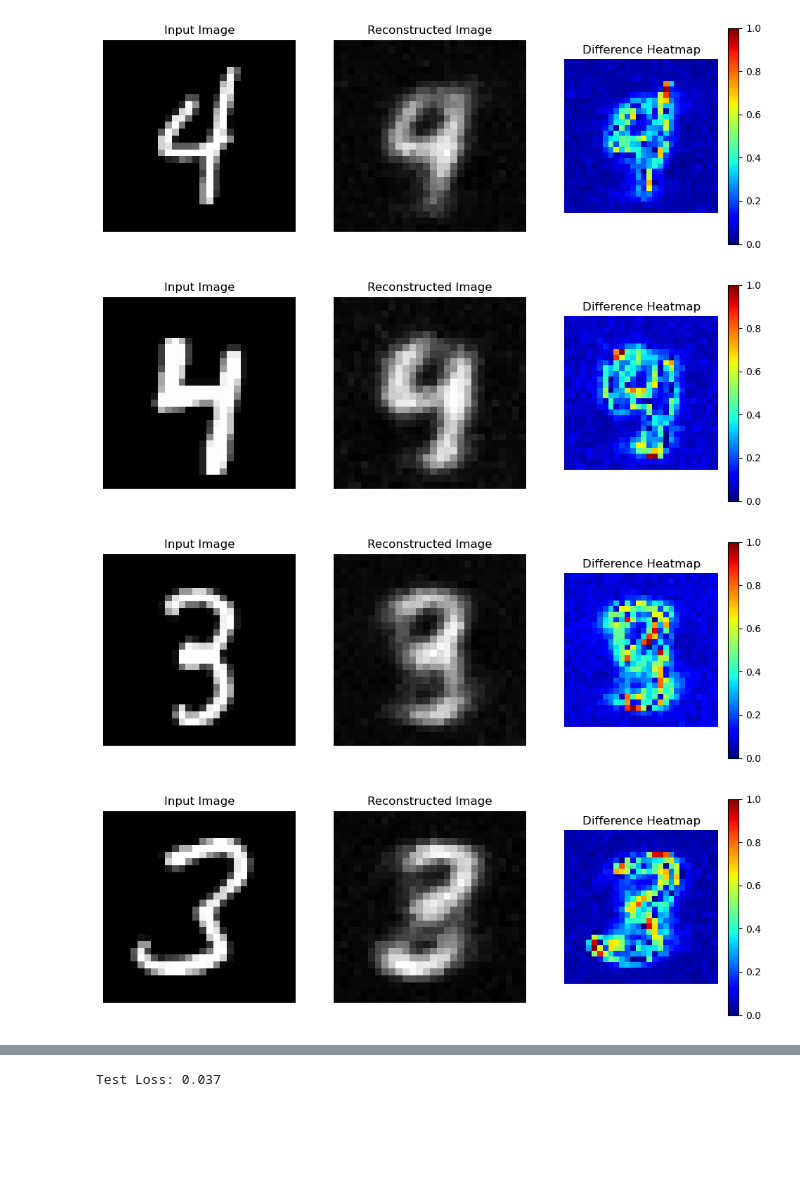
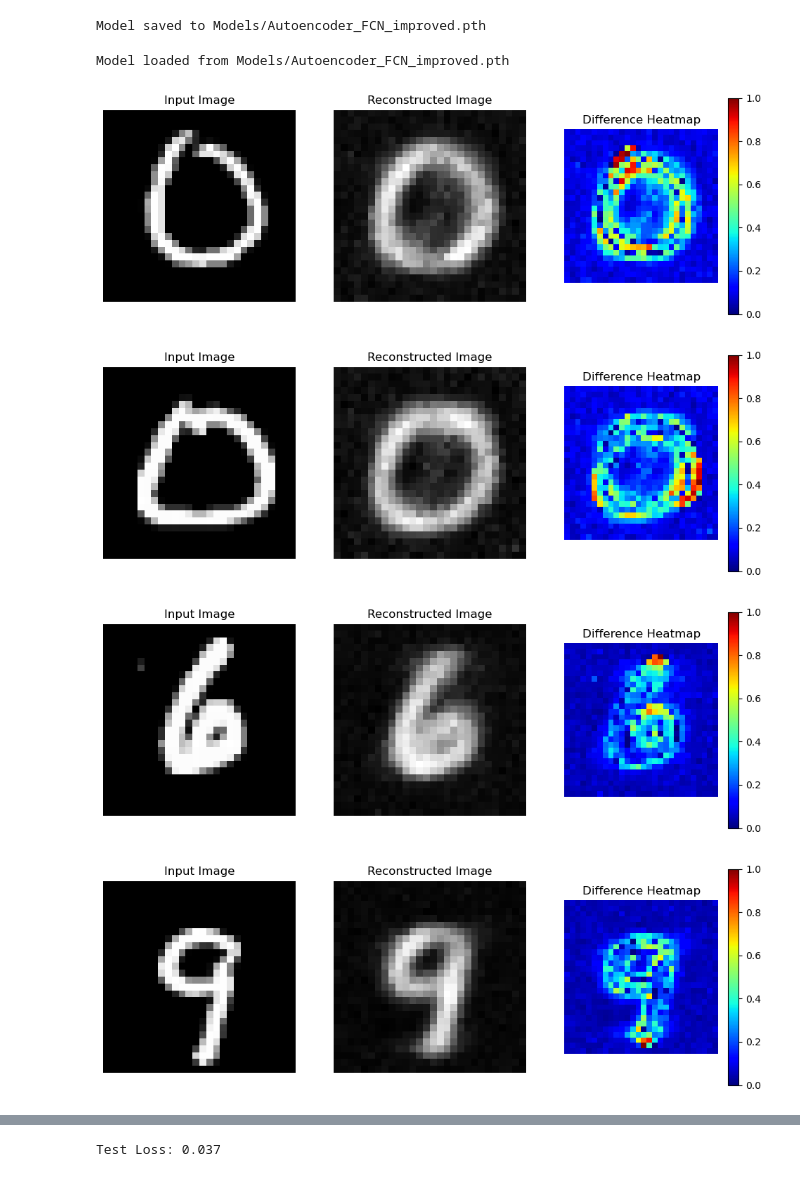
Before and after one commit to Frydjak/TUE-autoencoder-anomaly-detection, a Jupyter notebook: FCN_Improved_Autoencoder.ipynb, the cells around one changed output, grey strips where cells are left out. Saved outputs shown, nothing was run; the diff lists cells and outputs as text; code cells hidden in the pictures; blank space fills up the shorter version.

```diff
--- a/FCN_Improved_Autoencoder.ipynb
+++ b/FCN_Improved_Autoencoder.ipynb
@@ -21,6 +29,8 @@ TRAINING_SHOW_UPDATES = 1
 
 NOISY_SIZE = 100
 NOISE_VALUE = 0.4
+
+MODEL_PATH = "Models/Autoencoder_FCN_improved.pth"
 # %%
 # Load dataset from a file
 data = pd.read_csv('Datasets/MNIST_CSV/mnist.csv', header=None)
@@ -125,10 +134,10 @@ for i in range(num_samples):
     plt.title(f"Original\nLabel: {labels_subset[i]}")
     plt.axis("off")
 
-    # Corrupted image
+    # Noisy image
     plt.subplot(2, num_samples, i + 1 + num_samples)
     plt.imshow(values_subset_noisy[:, i].reshape(28, 28), cmap="gray")
-    plt.title("Corrupted")
+    plt.title("Noisy")
     plt.axis("off")
 
 plt.tight_layout()
@@ -248,5 +247,30 @@ Training Time: 614.69 seconds
+# %%
+# Saving and loading model
+
+def save_model(model, filepath):
+    torch.save(model.state_dict(), filepath)
+    print(f"Model saved to {filepath}")
+
+
+# Save the trained model
+save_model(model, MODEL_PATH)
+# %% [output]
+Model saved to Models/Autoencoder_FCN_improved.pth
+# %%
+# Loading model
+
+def load_model(model, filepath, device):
+    model.load_state_dict(torch.load(filepath, map_location=device))
+    model.to(device)
+    print(f"Model loaded from {filepath}")
+    return model
+
+model = Autoencoder_FCN_improved().to(device)
+model = load_model(model, MODEL_PATH, device)
+# %% [output]
+Model loaded from Models/Autoencoder_FCN_improved.pth
 # %%
-def evaluate(loader, num_images=5):
+def evaluate(loader, num_images=4):
     """Evaluate the model's reconstruction performance and highlight input-output differences."""
     model.eval()
     total_loss = 0
@@ -265,35 +289,34 @@ def evaluate(loader, num_images=5):
 
                     # Normalize difference for better visualization
                     diff_normalized = (difference_image - difference_image.min()) / (difference_image.max() - difference_image.min() + 1e-8)
 
-                    # Apply a colormap to enhance contrast
                     plt.figure(figsize=(12, 4))
 
                     plt.subplot(1, 3, 1)
                     plt.imshow(input_image, cmap="gray")
                     plt.title("Input Image")
                     plt.axis("off")
 
                     plt.subplot(1, 3, 2)
                     plt.imshow(output_image, cmap="gray")
                     plt.title("Reconstructed Image")
                     plt.axis("off")
 
                     plt.subplot(1, 3, 3)
                     plt.imshow(diff_normalized, cmap="jet")  # Using a heatmap
                     plt.colorbar()  # Show intensity scale
                     plt.title("Difference Heatmap")
                     plt.axis("off")
 
                     plt.show()
 
     return total_loss / len(loader)
 
 
 test_loss = evaluate(loader_test)
 print(f"Test Loss: {test_loss:.3f}")
 # %% [output]
-[figure, old version]
+[figure, new version]
-[figure, old version]
+[figure, new version]
-[figure, old version]
+[figure, new version]
-[figure, old version]
+[figure, new version]
```
Also changed, not shown: parts of 7 cells of this notebook, 2 other files.
